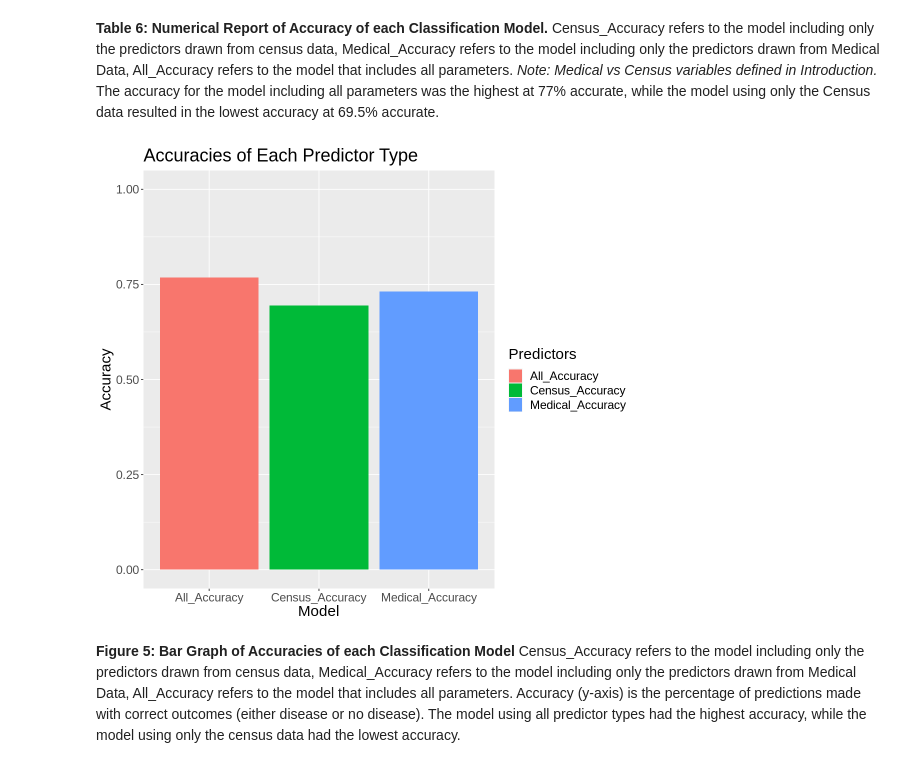
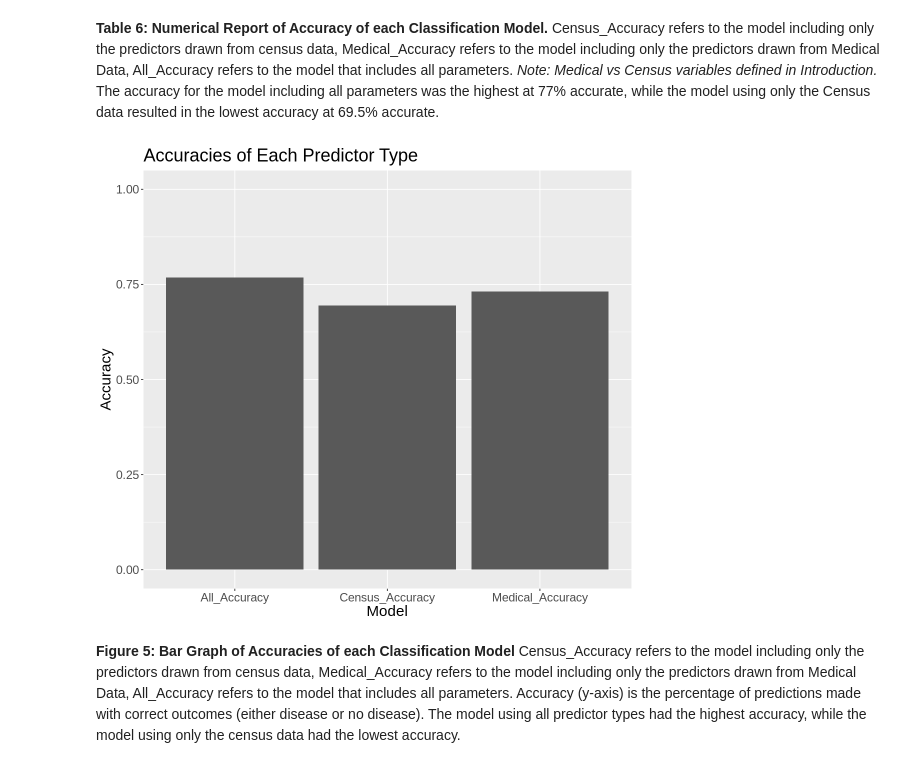
Before and after one commit to Phoebeml/Group20_DSCI100, a Jupyter notebook: Group20Project.ipynb, the cells around one changed output. Saved outputs shown, nothing was run; the diff lists cells and outputs as text; code cells hidden in the pictures.

```diff
--- a/Group20Project.ipynb
+++ b/Group20Project.ipynb
@@ -570,15 +583,15 @@ A tibble: 3 × 2
 # %%
 #plot the accuracies as a bar graph
 Accuracy_plot <- tidy_accuracy_data |>
-    ggplot(aes(x = data_set, y=accuracy, fill = data_set)) +
+    ggplot(aes(x = data_set, y=accuracy)) +
     geom_bar(stat = "identity") +
-    labs(x= "Model", y="Accuracy", fill = "Predictors") +
+    labs(x= "Model", y="Accuracy") +
     ylim(0:1) +
     ggtitle("Accuracies of Each Predictor Type") +
     theme(text=element_text(size=18))
 Accuracy_plot
 # %% [output]
-[figure, old version]
+[figure, new version]
 # %% [markdown]
 **Figure 5: Bar Graph of Accuracies of each Classification Model** Census_Accuracy refers to the model including only the predictors drawn from census data, Medical_Accuracy refers to the model including only the predictors drawn from Medical Data, All_Accuracy refers to the model that includes all parameters. Accuracy (y-axis) is the percentage of predictions made with correct outcomes (either disease or no disease). The model using all predictor types had the highest accuracy, while the model using only the census data had the lowest accuracy.
 # %%
```
Also changed, not shown: parts of 4 cells of this notebook.
